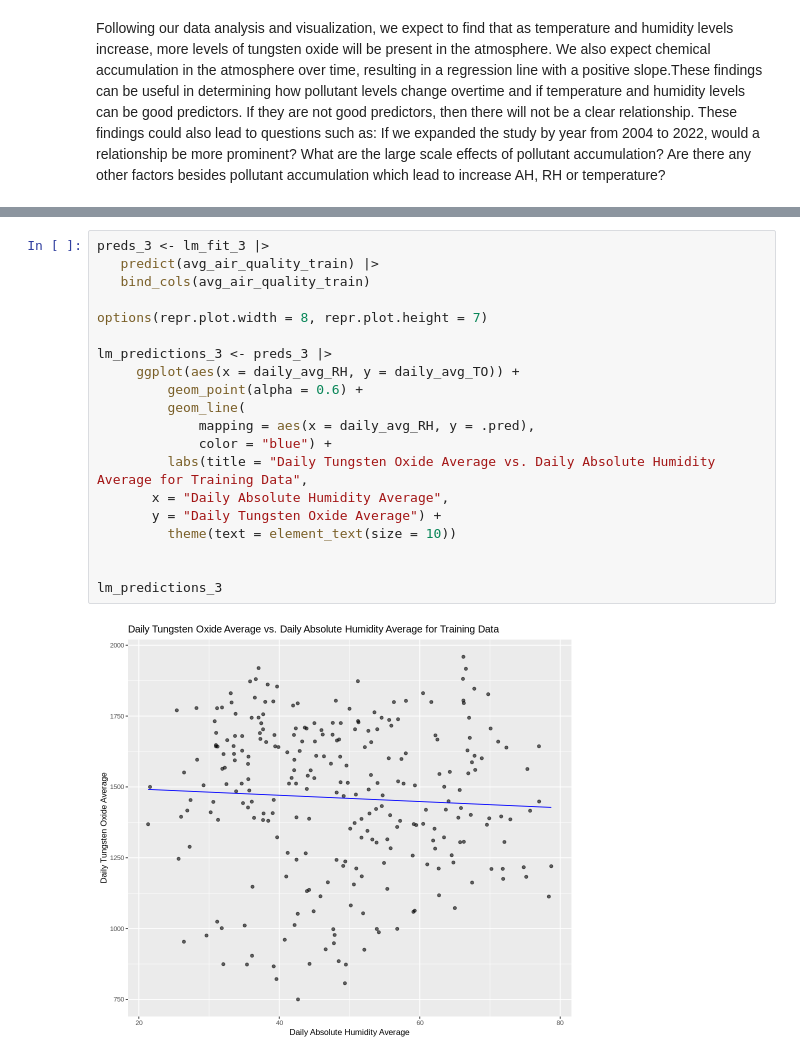
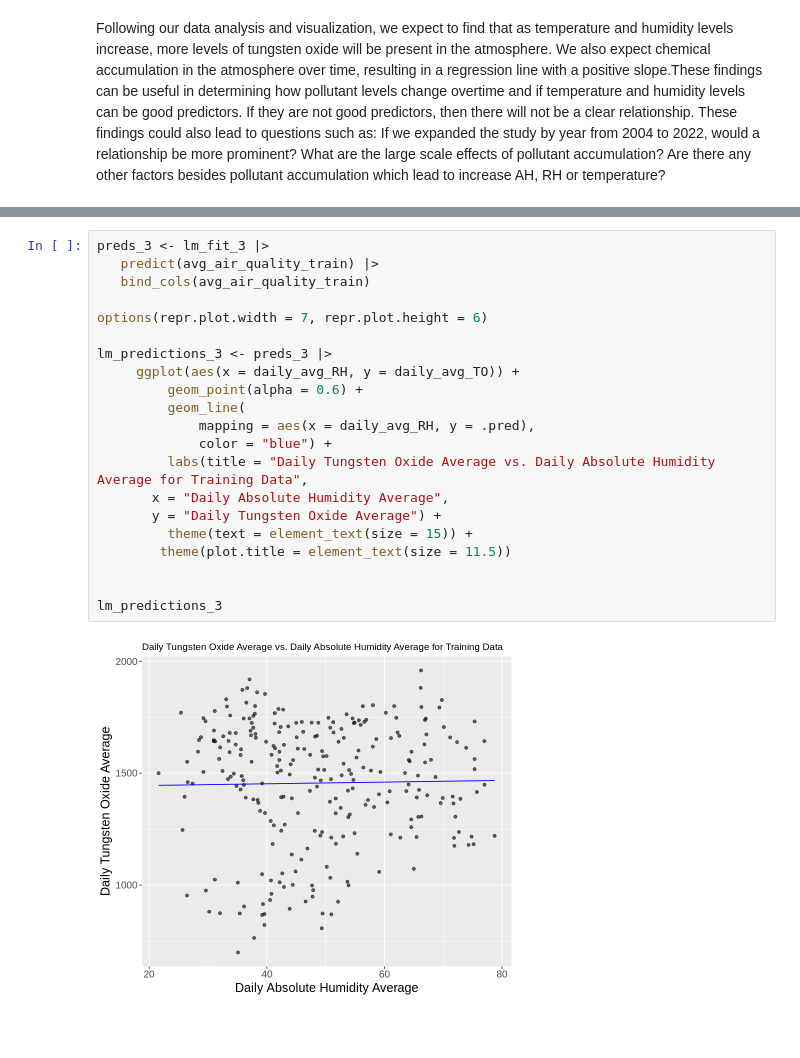
Before and after one commit to recompton/DSCI100_group_project, a Jupyter notebook: Final Project.ipynb, the cells around one changed output, grey strips where cells are left out. Saved outputs shown, nothing was run; the diff lists cells and outputs as text; blank space fills up the shorter version.

Commit message:
Formatting Changes
changed axis and graph sizes and changed formatting of some paragraphs

```diff
--- a/Final Project.ipynb
+++ b/Final Project.ipynb
@@ -398,25 +391,26 @@ Coefficients:
 # %%
 preds_3 <- lm_fit_3 |>
    predict(avg_air_quality_train) |>
    bind_cols(avg_air_quality_train)
 
-options(repr.plot.width = 8, repr.plot.height = 7)
+options(repr.plot.width = 7, repr.plot.height = 6)
 
 lm_predictions_3 <- preds_3 |>
      ggplot(aes(x = daily_avg_RH, y = daily_avg_TO)) +
          geom_point(alpha = 0.6) +
          geom_line(
              mapping = aes(x = daily_avg_RH, y = .pred),
              color = "blue") +
          labs(title = "Daily Tungsten Oxide Average vs. Daily Absolute Humidity Average for Training Data",
        x = "Daily Absolute Humidity Average",
        y = "Daily Tungsten Oxide Average") +
-         theme(text = element_text(size = 10))
+         theme(text = element_text(size = 15)) +
+        theme(plot.title = element_text(size = 11.5))
 
 
 lm_predictions_3
 # %% [output]
-[figure, old version]
+[figure, new version]
 # %%
 test_preds_3 <- lm_fit_3 |>
          predict(avg_air_quality_test) |>
```
Also changed, not shown: parts of 15 cells of this notebook.
